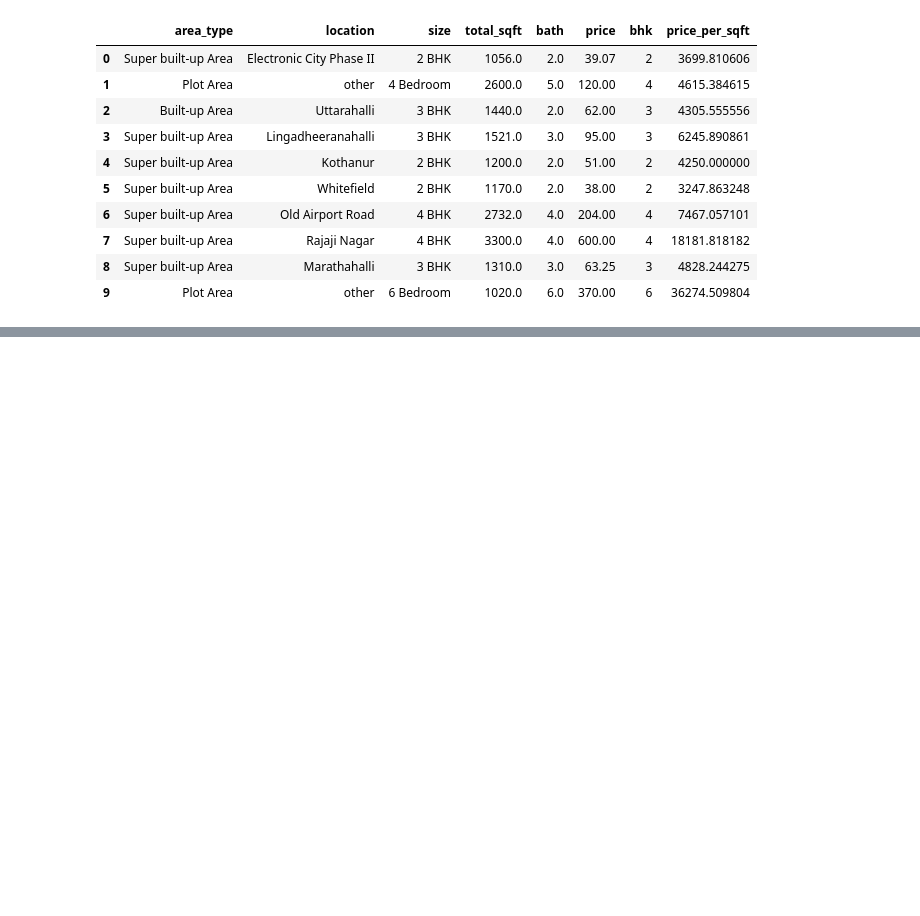
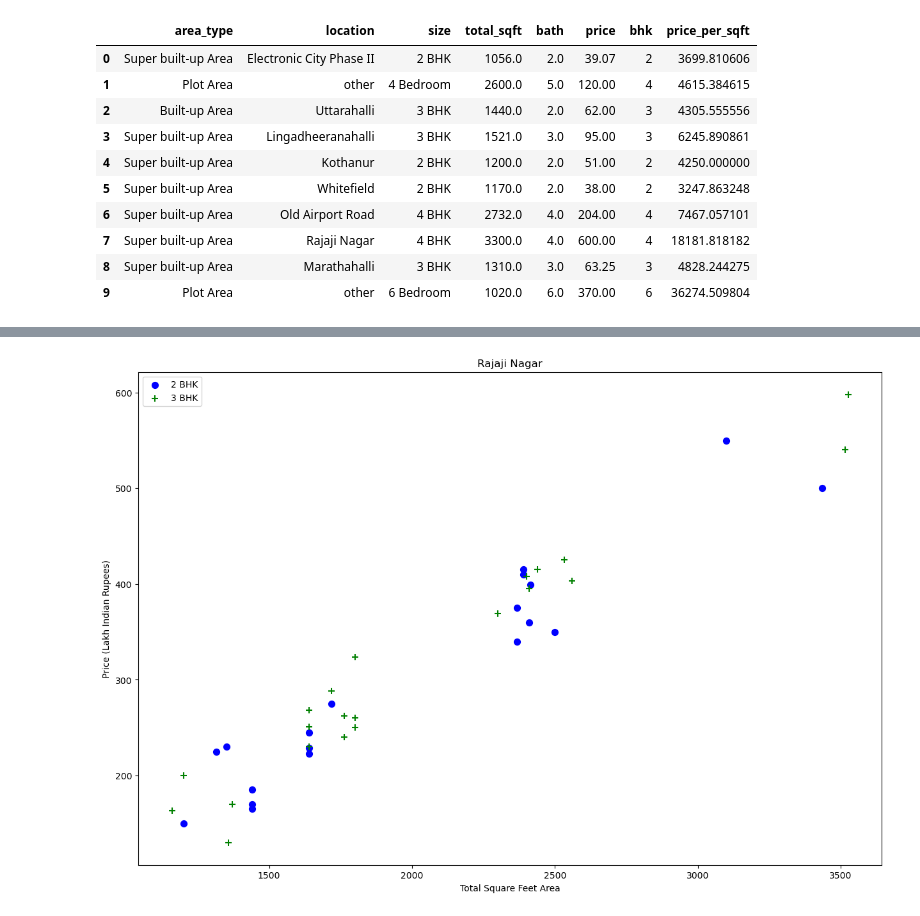
Before and after one commit to Pranav3608/Bengaluru_RealEstate_Housing_Prediction, a Jupyter notebook: model.ipynb, the cells around one changed output, grey strips where cells are left out. Saved outputs shown, nothing was run; the diff lists cells and outputs as text; code cells hidden in the pictures; blank space fills up the shorter version.

```diff
--- a/model.ipynb
+++ b/model.ipynb
@@ -289,0 +403,4 @@ df_cleaned.head(10)
+# %%
+plot_scatter_chart(df_cleaned,"Rajaji Nagar")
+# %% [output]
+[figure, added]
```
Also changed, not shown: parts of 17 cells of this notebook.
